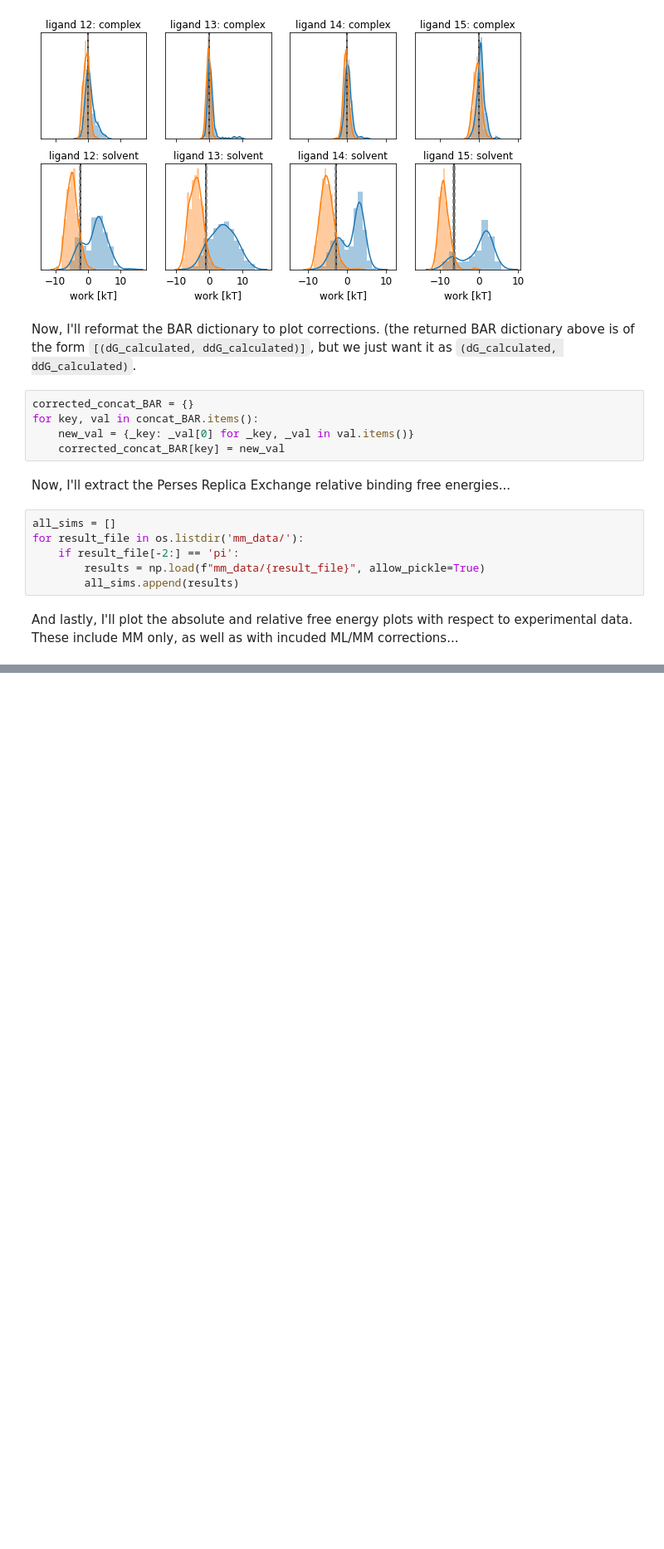
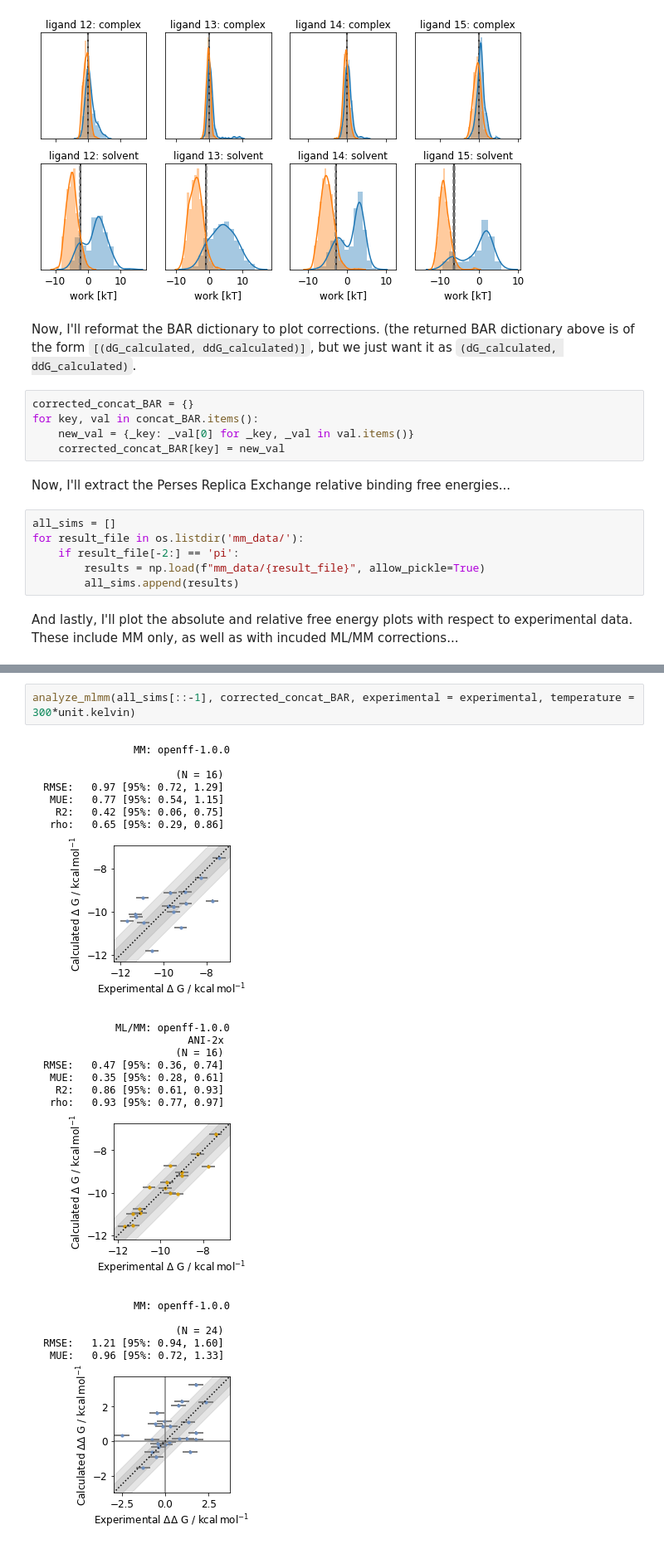
Before and after one commit to choderalab/qmlify, a Jupyter notebook: experiments/free_energy_corrections.ipynb, the cells around one changed output, grey strips where cells are left out. Shown at 83% size. Saved outputs shown, nothing was run; the diff lists cells and outputs as text; blank space fills up the shorter version.

```diff
--- a/experiments/free_energy_corrections.ipynb
+++ b/experiments/free_energy_corrections.ipynb
@@ -65,0 +66,6 @@ analyze_mlmm(all_sims, corrected_concat_BAR, experimental = experimental, temper
+# %%
+analyze_mlmm(all_sims[::-1], corrected_concat_BAR, experimental = experimental, temperature = 300*unit.kelvin)
+# %% [output]
+[figure, added]
+[figure, added]
+[figure, added]
```
Also changed, not shown: parts of 2 cells of this notebook.
